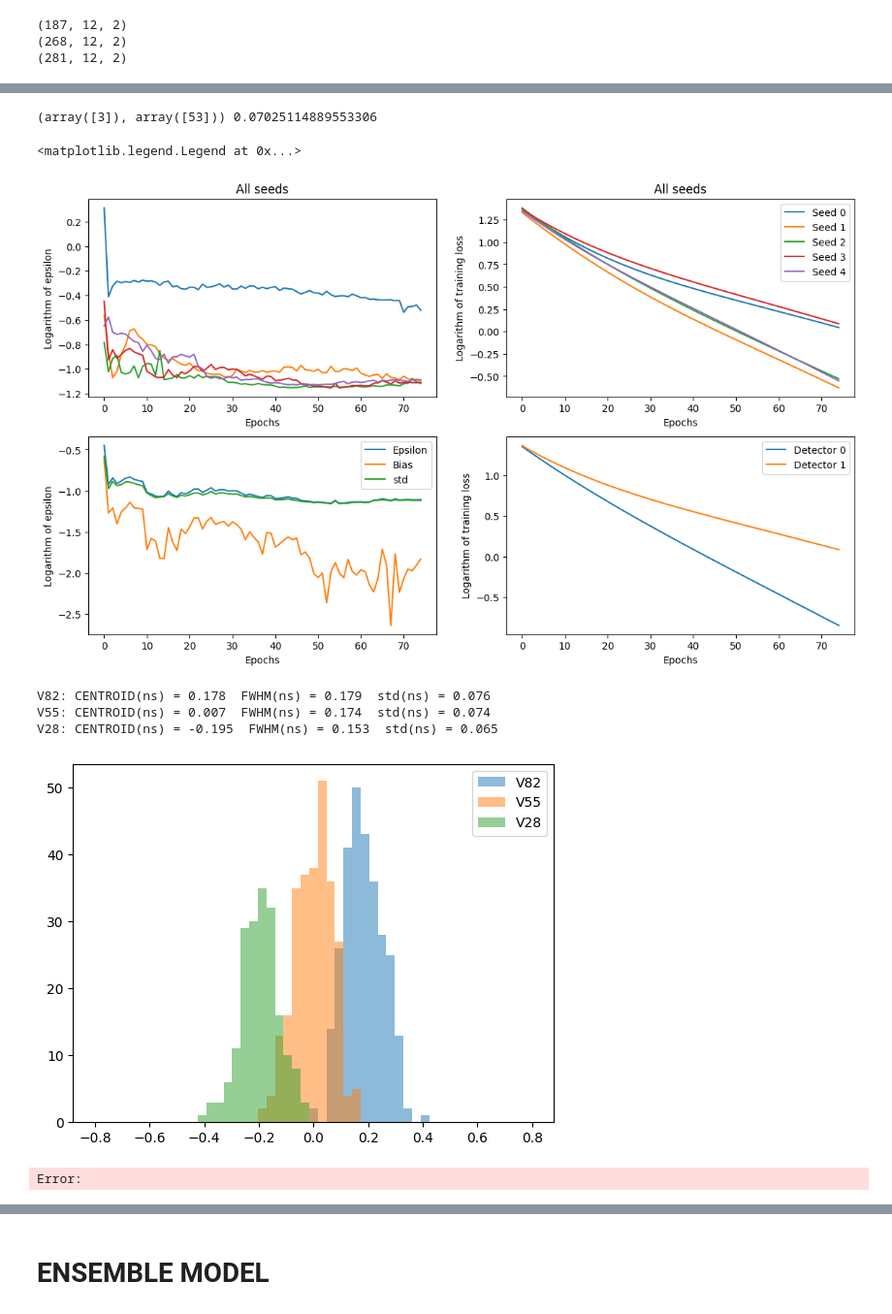
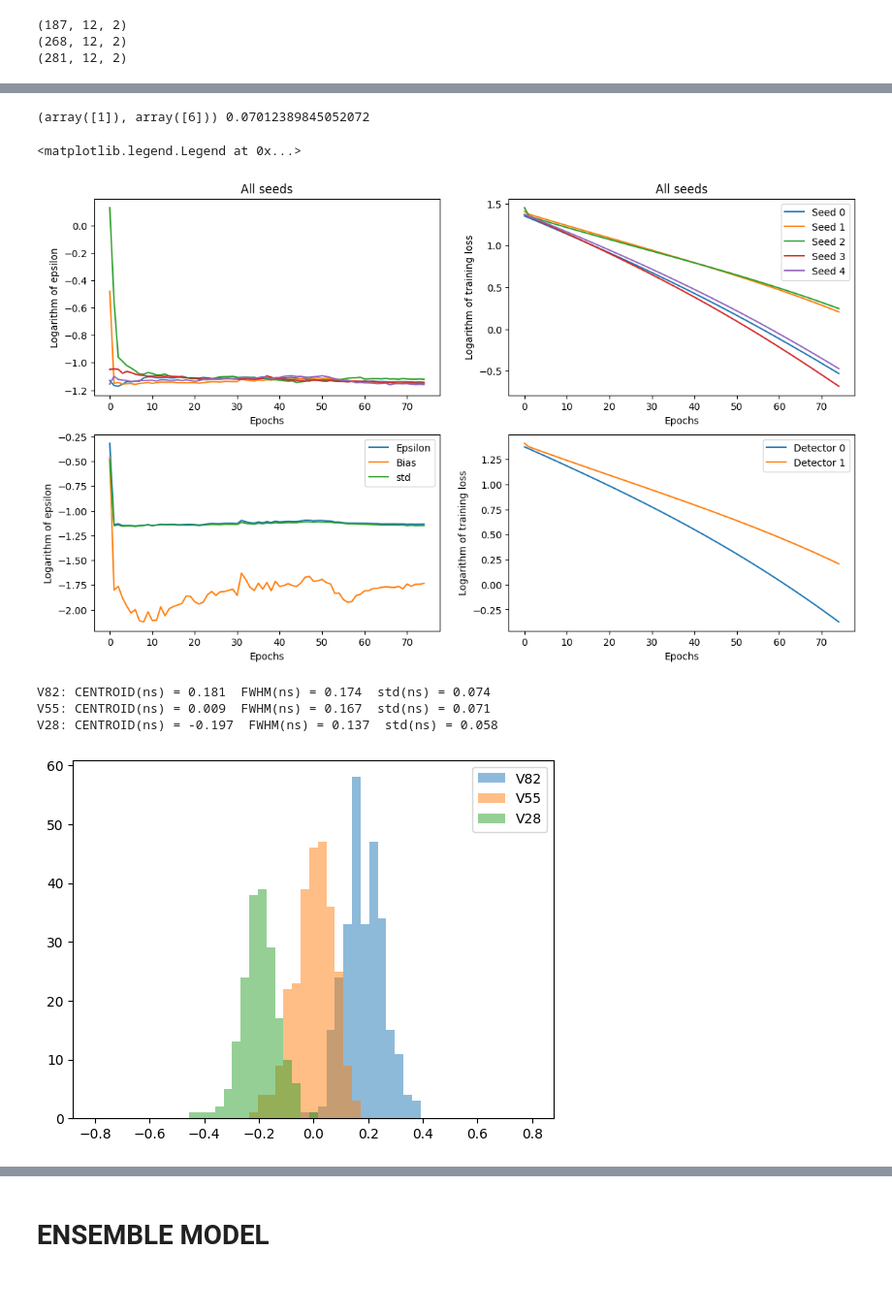
Before and after one commit to wjosefw/Signal-processing-with-Neural-networks, a Jupyter notebook: simulados_plus_mean_pulses.ipynb, the cells around one changed output, grey strips where cells are left out. Shown at 97% size. Cells and saved outputs as stored; diff of their text form; code cells hidden in the pictures; blank space fills up the shorter version.

Commit message:
Varias cosas: Usar función escalón no empeora los resultados y hasta parece mejorar um poco incluso. Se pueden llegar hasta 158 ps de FWHM y usando ensemble models 150 ps

```diff
--- a/simulados_plus_mean_pulses.ipynb
+++ b/simulados_plus_mean_pulses.ipynb
@@ -122,3 +128,7 @@ INPUT2_dec0, REF2_dec0 = delay_pulse_pair(INPUT2_dec0, new_time_step, t_shift =
 #--------------------------------- Create train set ----------------------------------------------------
 trainX_dec0 = np.concatenate((INPUT_dec0[:,start:stop,:], INPUT2_dec0[:,start:stop,:]), axis = 0)
 REF_train_dec0 = np.concatenate((REF_dec0[:], REF2_dec0[:]))
+# %%
+for i in range(trainX_dec0.shape[0]):
+    plt.plot(trainX_dec0[i,:,0],'b-')
+plt.plot(mean_pulse_dec0[start:stop], 'r-')
@@ -168,10 +186,16 @@ INPUT2_dec1[:,:,1] = mean_pulse_dec1
 # %%
 #-------------------------------- Delay simulated pulses --------------------------------------------
-INPUT_dec1, REF_dec1 = delay_pulse_pair(INPUT_dec1, new_time_step, t_shift = 0, delay_steps = 32, NOISE = True)
+INPUT_dec1, REF_dec1 = create_and_delay_pulse_pair(INPUT_dec1, new_time_step, t_shift = 0, delay_steps = 32, NOISE = True)
+
 
 #--------------------------------- Delay mean pulse ----------------------------------------------------
-INPUT2_dec1, REF2_dec1 = delay_pulse_pair(INPUT2_dec1, new_time_step, t_shift = 0, delay_steps = 32, NOISE = True)
+INPUT2_dec1, REF2_dec1 = create_and_delay_pulse_pair(INPUT2_dec1, new_time_step, t_shift = 0, delay_steps = 32, NOISE = True)
+
 
 #--------------------------------- Create train set ----------------------------------------------------
 trainX_dec1 = np.concatenate((INPUT_dec1[:,start:stop,:], INPUT2_dec1[:,start:stop,:]), axis = 0)
 REF_train_dec1 = np.concatenate((REF_dec1[:], REF2_dec1[:]))
+# %%
+for i in range(trainX_dec0.shape[0]):
+    plt.plot(trainX_dec1[i,:,0],'b-')
+plt.plot(mean_pulse_dec1[start:stop], 'r-')
@@ -265,8 +296,8 @@ for i in range(num_semillas):
   model_dec0 = model_definition(NM)
   model_dec1 = model_definition(NM)
 
-  opt_dec0 = tf.keras.optimizers.AdamW(learning_rate = 2e-3)
-  opt_dec1 = tf.keras.optimizers.AdamW(learning_rate = 2e-3)
+  opt_dec0 = tf.keras.optimizers.AdamW(learning_rate = 5e-4)
+  opt_dec1 = tf.keras.optimizers.AdamW(learning_rate = 5e-4)
 
   model_dec0.compile(optimizer=opt_dec0,loss='MSE')
   model_dec1.compile(optimizer=opt_dec1,loss='MSE')
@@ -281,18 +312,18 @@ for i in range(num_semillas):
   TOFN_V82_epoch = []
 
   for epoch in range(epochs):
-     history_dec0 = model_dec0.fit(x=[M_Train_dec0[:,:,0], M_Train_dec0[:,:,1]],y = REF_train_dec0, epochs = 5, batch_size = 64, shuffle = True, verbose = 1)
-     history_dec1 = model_dec1.fit(x=[M_Train_dec1[:,:,0], M_Train_dec1[:,:,1]],y = REF_train_dec1, epochs = 5, batch_size = 64, shuffle = True, verbose = 1)
+     history_dec0 = model_dec0.fit(x=[M_Train_dec0[:,:,0], M_Train_dec0[:,:,1]],y = REF_train_dec0, epochs = 10, batch_size = 64, shuffle = True, verbose = 1)
+     history_dec1 = model_dec1.fit(x=[M_Train_dec1[:,:,0], M_Train_dec1[:,:,1]],y = REF_train_dec1, epochs = 10, batch_size = 64, shuffle = True, verbose = 1)
 
      loss_dec0.append(history_dec0.history['loss'][-1])
      loss_dec1.append(history_dec1.history['loss'][-1])
 
-     TOFN_dec0_REF_V82 = model_dec0.predict([M_REF_dec0[:M_V82_norm.shape[0],:,0],M_V82_norm[:,:,0]])
-     TOFN_dec1_REF_V82 = model_dec1.predict([M_REF_dec1[:M_V82_norm.shape[0],:,0],M_V82_norm[:,:,1]])
-     TOFN_dec0_REF_V55 = model_dec0.predict([M_REF_dec0[:M_V55_norm.shape[0],:,0],M_V55_norm[:,:,0]])
-     TOFN_dec1_REF_V55 = model_dec1.predict([M_REF_dec1[:M_V55_norm.shape[0],:,0],M_V55_norm[:,:,1]])
-     TOFN_dec0_REF_V28 = model_dec0.predict([M_REF_dec0[:M_V28_norm.shape[0],:,0],M_V28_norm[:,:,0]])
-     TOFN_dec1_REF_V28 = model_dec1.predict([M_REF_dec1[:M_V28_norm.shape[0],:,0],M_V28_norm[:,:,1]])
+     TOFN_dec0_REF_V82 = model_dec0.predict([M_V82_norm[:,:,0], M_REF_dec0[:M_V82_norm.shape[0],:,0]])
+     TOFN_dec1_REF_V82 = model_dec1.predict([M_V82_norm[:,:,1], M_REF_dec1[:M_V82_norm.shape[0],:,0]])
+     TOFN_dec0_REF_V55 = model_dec0.predict([M_V55_norm[:,:,0], M_REF_dec0[:M_V55_norm.shape[0],:,0]])
+     TOFN_dec1_REF_V55 = model_dec1.predict([M_V55_norm[:,:,1], M_REF_dec1[:M_V55_norm.shape[0],:,0]])
+     TOFN_dec0_REF_V28 = model_dec0.predict([M_V28_norm[:,:,0], M_REF_dec0[:M_V28_norm.shape[0],:,0]])
+     TOFN_dec1_REF_V28 = model_dec1.predict([M_V28_norm[:,:,1], M_REF_dec1[:M_V28_norm.shape[0],:,0]])
 
 
      TOFN_V28 = TOFN_dec0_REF_V28 - TOFN_dec1_REF_V28
@@ -304,8 +335,8 @@ for i in range(num_semillas):
      TOFN_V82_epoch.append(TOFN_V82)
 
 
-     centroid_V28 = -1*np.mean(TOFN_V28) + np.mean(TOFN_V55)
-     centroid_V82 = -1*np.mean(TOFN_V82) + np.mean(TOFN_V55)
+     centroid_V28 = np.mean(TOFN_V28) - np.mean(TOFN_V55)
+     centroid_V82 = np.mean(TOFN_V82) - np.mean(TOFN_V55)
      mean_error_centroid = (abs(centroid_V28 + 0.2) + abs(centroid_V82 - 0.2)) / 2
      mean_std = (np.std(TOFN_V82) + np.std(TOFN_V55) + np.std(TOFN_V28)) / 3
 
@@ -366,60 +397,60 @@ training_loss_dec1 = np.array(training_loss_dec1, dtype = 'float64')
 
 
 print(np.where(epsilon == np.min(epsilon)), np.min(epsilon))
-index = 3
+index = 1
 plt.figure(figsize=(14,8))
 
 plt.subplot(2,2,1)
 for i in range(epsilon.shape[0]):
-  plt.plot(np.log10(epsilon[i,:]))
-  #plt.plot(np.log10(bias[i,:]))
+  #plt.plot(np.log10(epsilon[i,:]))
+  plt.plot(np.log10(std[i,:]))
 plt.ylabel('Logarithm of epsilon')
 plt.xlabel('Epochs')
 plt.title('All seeds')
 
 plt.subplot(2,2,2)
 for i in range(training_loss_dec0.shape[0]):
   label = 'Seed' + ' ' + str(i)
   #plt.plot(np.log10(training_loss_dec0[i,:]),label=label)
   plt.plot(np.log10(training_loss_dec1[i,:]),label=label)
 plt.legend()
 plt.ylabel('Logarithm of training loss')
 plt.xlabel('Epochs')
 plt.title('All seeds')
 
 
 plt.subplot(2,2,3)
 plt.plot(np.log10(epsilon[index,:]), label = 'Epsilon')
 plt.plot(np.log10(bias[index,:]), label = 'Bias')
 plt.plot(np.log10(std[index,:]), label = 'std')
 plt.legend()
 plt.ylabel('Logarithm of epsilon')
 plt.xlabel('Epochs')
 
 plt.subplot(2,2,4)
 plt.plot(np.log10(training_loss_dec0[index,:]),label='Detector 0')
 plt.plot(np.log10(training_loss_dec1[index,:]),label='Detector 1')
 plt.ylabel('Logarithm of training loss')
 plt.xlabel('Epochs')
 
 plt.legend()
 # %% [output]
-(array([3]), array([53])) 0.07025114889553306
+(array([1]), array([6])) 0.07012389845052072
 <matplotlib.legend.Legend at 0x...>
-[figure, old version]
+[figure, new version]
 # %%
-epoch = 53
+epoch = 6
 #------------------------------------------- Histogram and gaussian fit -----------------------------------------------
 nbins=51
-histogN_V82, binsN, patchesN  = plt.hist(-1*(TOFN_V82_array[index,epoch,:]) + np.mean(TOFN_V55_array[index,epoch,:]),bins=nbins,range=[-0.8,0.8],alpha = 0.5,label='V82');
+histogN_V82, binsN, patchesN  = plt.hist(TOFN_V82_array[index,epoch,:] - np.mean(TOFN_V55_array[index,epoch,:]),bins=nbins,range=[-0.8,0.8],alpha = 0.5,label='V82');
 cbinsN = 0.5*(binsN[1:]+binsN[0:-1])
 HN, AN, x0N_V82, sigmaN_V82 = gauss_fit(cbinsN, histogN_V82)
 
-histogN_V55, binsN, patchesN  = plt.hist(-1*(TOFN_V55_array[index,epoch,:]) + np.mean(TOFN_V55_array[index,epoch,:]),bins=nbins,range=[-0.8,0.8],alpha = 0.5,label='V55');
+histogN_V55, binsN, patchesN  = plt.hist(TOFN_V55_array[index,epoch,:] - np.mean(TOFN_V55_array[index,epoch,:]),bins=nbins,range=[-0.8,0.8],alpha = 0.5,label='V55');
 cbinsN = 0.5*(binsN[1:]+binsN[0:-1])
 HN, AN, x0N_V55, sigmaN_V55 = gauss_fit(cbinsN, histogN_V55)
 
-histogN_V28, binsN, patchesN  = plt.hist(-1*(TOFN_V28_array[index,epoch,:]) + np.mean(TOFN_V55_array[index,epoch,:]),bins=nbins,range=[-0.8,0.8],alpha = 0.5,label='V28');
+histogN_V28, binsN, patchesN  = plt.hist(TOFN_V28_array[index,epoch,:] - np.mean(TOFN_V55_array[index,epoch,:]),bins=nbins,range=[-0.8,0.8],alpha = 0.5,label='V28');
 cbinsN = 0.5*(binsN[1:]+binsN[0:-1])
 HN, AN, x0N_V28, sigmaN_V28 = gauss_fit(cbinsN, histogN_V28)
 plt.legend()
@@ -435,9 +466,8 @@ print("V82: CENTROID(ns) = %.3f  FWHM(ns) = %.3f  std(ns) = %.3f" % (x0N_V82, FW
 print("V55: CENTROID(ns) = %.3f  FWHM(ns) = %.3f  std(ns) = %.3f" % (x0N_V55, FWHMN_V55, sigmaN_V55))
 print("V28: CENTROID(ns) = %.3f  FWHM(ns) = %.3f  std(ns) = %.3f" % (x0N_V28, FWHMN_V28, sigmaN_V28))
 # %% [output]
-V82: CENTROID(ns) = 0.178  FWHM(ns) = 0.179  std(ns) = 0.076
-V55: CENTROID(ns) = 0.007  FWHM(ns) = 0.174  std(ns) = 0.074
-V28: CENTROID(ns) = -0.195  FWHM(ns) = 0.153  std(ns) = 0.065
+V82: CENTROID(ns) = 0.181  FWHM(ns) = 0.174  std(ns) = 0.074
+V55: CENTROID(ns) = 0.009  FWHM(ns) = 0.167  std(ns) = 0.071
+V28: CENTROID(ns) = -0.197  FWHM(ns) = 0.137  std(ns) = 0.058
-[figure, old version]
+[figure, new version]
-Error:
 # %%
```
Also changed, not shown: parts of 17 cells of this notebook.
